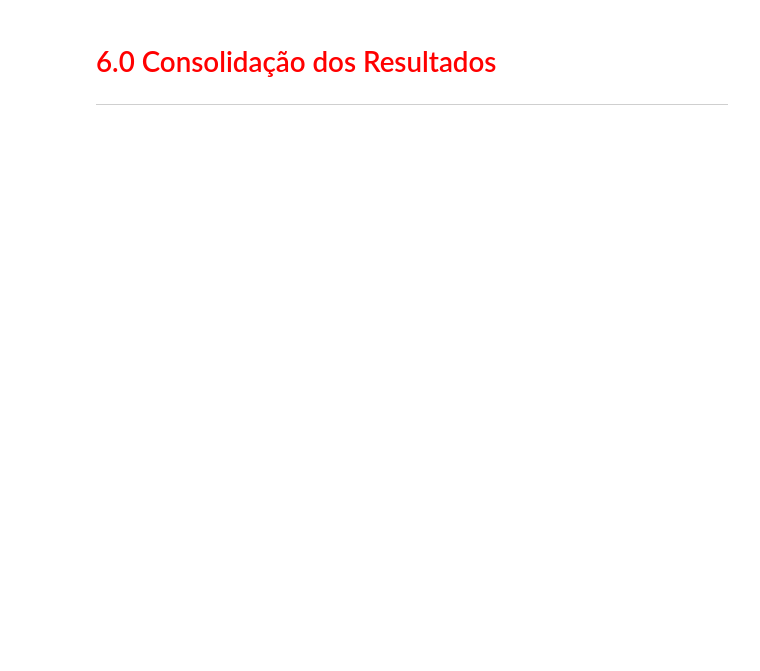
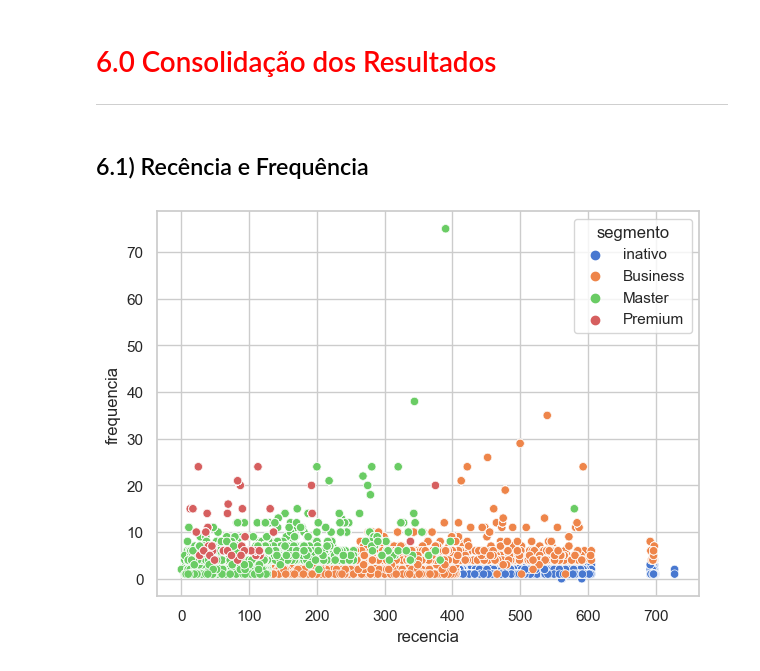
Before and after one commit to leonardovargas10/Modelo_Segmentacao_Clientes, a Jupyter notebook: segmentacao_clientes_marketing.ipynb, the cells around one changed output. Saved outputs shown, nothing was run; the diff lists cells and outputs as text; code cells hidden in the pictures; blank space fills up the shorter version.

```diff
--- a/segmentacao_clientes_marketing.ipynb
+++ b/segmentacao_clientes_marketing.ipynb
@@ -384,3 +386,9 @@ def plota_boxplot(lista_variaveis, df, linhas, colunas):
+# %%
+def plota_segmento(x, y, dados):
+    sns.set(palette = 'muted', color_codes = True, style = 'whitegrid')
+    plt.figure(figsize=(7, 5))
+    sns.scatterplot(x = x, y = y, data = dados, hue = 'segmento', sizes = (50,150), size_order=['Business', 'Master', 'Premium'])
+    plt.show()
 # %% [markdown]
 ## Funções de Estatística
 # %% [markdown]
@@ -1003,3 +1023,9 @@ Name: segmento, dtype: int64
 # %% [markdown]
 # <font color='red' style='font-size: 40px;'> 6.0 Consolidação dos Resultados </font>
 <hr style='border: 2px solid red;'>
+# %% [markdown]
+## 6.1) Recência e Frequência
+# %%
+plota_segmento('recencia', 'frequencia', df_rfm)
+# %% [output]
+[figure, added]
```
Also changed, not shown: parts of 30 cells of this notebook.
